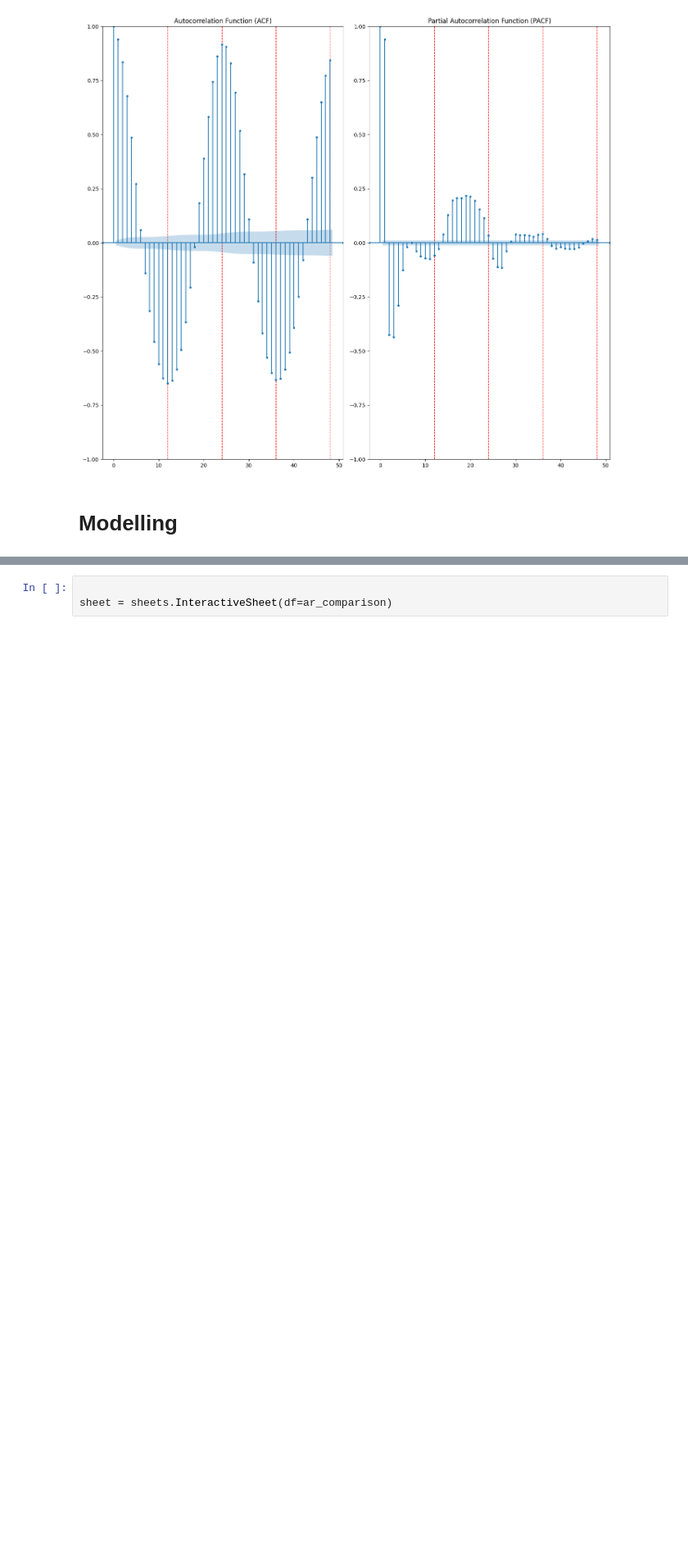
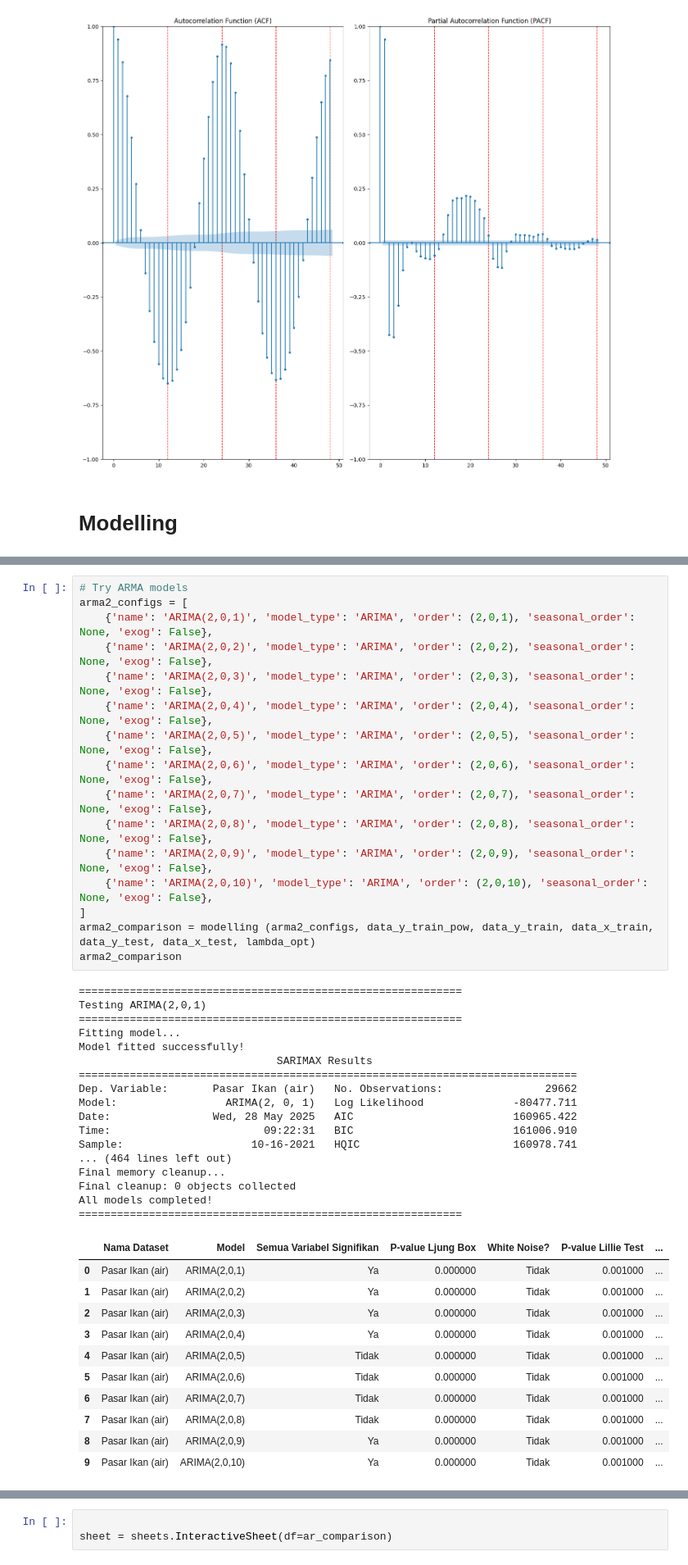
Before and after one commit to elvano22/Pintu-Air, a Jupyter notebook: 04e_ARIMA_Pasar_Ikan.ipynb, the cells around one changed output, grey strips where cells are left out. Shown: that part at 82% size. Drawn from its saved outputs; the diff is of its cells as text; blank space fills up the shorter version.

```diff
--- a/04e_ARIMA_Pasar_Ikan.ipynb
+++ b/04e_ARIMA_Pasar_Ikan.ipynb
@@ -236,0 +377,45 @@ All models completed!
+# %%
+# Try ARMA models
+arma2_configs = [
+    {'name': 'ARIMA(2,0,1)', 'model_type': 'ARIMA', 'order': (2,0,1), 'seasonal_order': None, 'exog': False},
+    {'name': 'ARIMA(2,0,2)', 'model_type': 'ARIMA', 'order': (2,0,2), 'seasonal_order': None, 'exog': False},
+    {'name': 'ARIMA(2,0,3)', 'model_type': 'ARIMA', 'order': (2,0,3), 'seasonal_order': None, 'exog': False},
+    {'name': 'ARIMA(2,0,4)', 'model_type': 'ARIMA', 'order': (2,0,4), 'seasonal_order': None, 'exog': False},
+    {'name': 'ARIMA(2,0,5)', 'model_type': 'ARIMA', 'order': (2,0,5), 'seasonal_order': None, 'exog': False},
+    {'name': 'ARIMA(2,0,6)', 'model_type': 'ARIMA', 'order': (2,0,6), 'seasonal_order': None, 'exog': False},
+    {'name': 'ARIMA(2,0,7)', 'model_type': 'ARIMA', 'order': (2,0,7), 'seasonal_order': None, 'exog': False},
+    {'name': 'ARIMA(2,0,8)', 'model_type': 'ARIMA', 'order': (2,0,8), 'seasonal_order': None, 'exog': False},
+    {'name': 'ARIMA(2,0,9)', 'model_type': 'ARIMA', 'order': (2,0,9), 'seasonal_order': None, 'exog': False},
+    {'name': 'ARIMA(2,0,10)', 'model_type': 'ARIMA', 'order': (2,0,10), 'seasonal_order': None, 'exog': False},
+]
+arma2_comparison = modelling (arma2_configs, data_y_train_pow, data_y_train, data_x_train, data_y_test, data_x_test, lambda_opt)
+arma2_comparison
+# %% [output]
+============================================================
+Testing ARIMA(2,0,1)
+============================================================
+Fitting model...
+Model fitted successfully!
+                               SARIMAX Results
+==============================================================================
+Dep. Variable:       Pasar Ikan (air)   No. Observations:                29662
+Model:                 ARIMA(2, 0, 1)   Log Likelihood              -80477.711
+Date:                Wed, 28 May 2025   AIC                         160965.422
+Time:                        09:22:31   BIC                         161006.910
+Sample:                    10-16-2021   HQIC                        160978.741
+... (464 lines left out)
+Final memory cleanup...
+Final cleanup: 0 objects collected
+All models completed!
+============================================================
+|  | Nama Dataset | Model | Semua Variabel Signifikan | P-value Ljung Box | White Noise? | P-value Lillie Test | ... |
+| 0 | Pasar Ikan (air) | ARIMA(2,0,1) | Ya | 0.000000 | Tidak | 0.001000 | ... |
+| 1 | Pasar Ikan (air) | ARIMA(2,0,2) | Ya | 0.000000 | Tidak | 0.001000 | ... |
+| 2 | Pasar Ikan (air) | ARIMA(2,0,3) | Ya | 0.000000 | Tidak | 0.001000 | ... |
+| 3 | Pasar Ikan (air) | ARIMA(2,0,4) | Ya | 0.000000 | Tidak | 0.001000 | ... |
+| 4 | Pasar Ikan (air) | ARIMA(2,0,5) | Tidak | 0.000000 | Tidak | 0.001000 | ... |
+| 5 | Pasar Ikan (air) | ARIMA(2,0,6) | Tidak | 0.000000 | Tidak | 0.001000 | ... |
+| 6 | Pasar Ikan (air) | ARIMA(2,0,7) | Tidak | 0.000000 | Tidak | 0.001000 | ... |
+| 7 | Pasar Ikan (air) | ARIMA(2,0,8) | Tidak | 0.000000 | Tidak | 0.001000 | ... |
+| 8 | Pasar Ikan (air) | ARIMA(2,0,9) | Ya | 0.000000 | Tidak | 0.001000 | ... |
+| 9 | Pasar Ikan (air) | ARIMA(2,0,10) | Ya | 0.000000 | Tidak | 0.001000 | ... |
```
Also changed, not shown: parts of 21 cells of this notebook, 6 other files.
